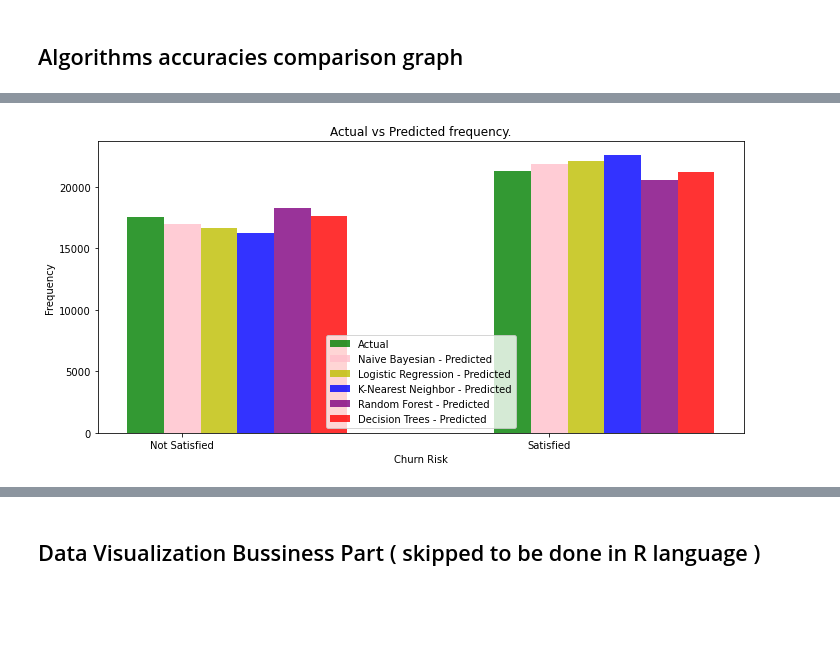
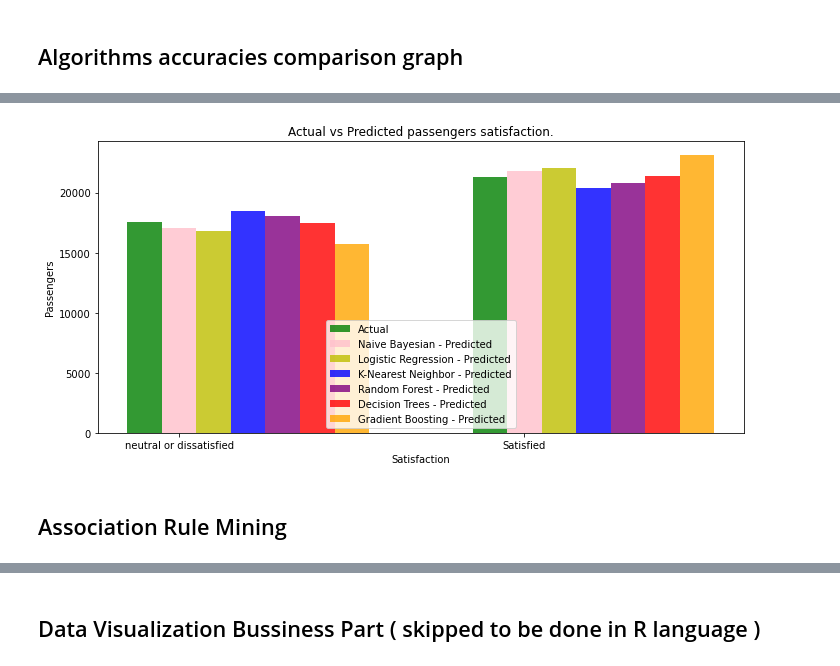
Before and after one commit to OmarKimo/Passengers-Satisfaction-Data-Analysis, a Jupyter notebook: Big Data Project.ipynb, the cells around one changed output, grey strips where cells are left out. Saved outputs shown, nothing was run; the diff lists cells and outputs as text; code cells hidden in the pictures; blank space fills up the shorter version.

Commit message:
add great things ^_^
add Gradient Boosting Algorithm
add feature engineering
add trial for association rule mining

```diff
--- a/Big Data Project.ipynb
+++ b/Big Data Project.ipynb
@@ -169,7 +197,9 @@ Number of False cases: 58605 (45.26%)
 # %% [markdown]
 ## renaming the data
 # %%
-df.rename(columns={'Customer Type':'Customer_Type','Type of Travel':'Type_of_Travel',
+df.rename(columns={"Food and drink":'FD',"Online boarding":'OB',
+                   'Ease of Online booking':'EOOB','Online support':'OS', 'Baggage handling':'BH',
+                   'Customer Type':'Customer_Type','Type of Travel':'Type_of_Travel',
                    'Flight Distance':'Flight_Distance','Seat comfort':'Seat_comfort',
                   'Departure/Arrival time convenient':'Arival_time','Gate location':'Gate_location',
                   'Inflight wifi service':'Inflight_wifi_service',
@@ -640,0 +665,23 @@ weighted avg       0.82      0.82      0.82     38847
+# %%
+# Create LogisticRegression object
+gb_model = GradientBoostingClassifier(n_estimators=10)
+gb_model.fit(x_train, y_train.ravel());
+
+models.append(gb_model)
+names.append("GB")
+# %%
+# predict values using the training data
+gb_predict_train = gb_model.predict(x_train)
+
+acc_train = metrics.accuracy_score(y_train, gb_predict_train)
+
+# predict values using the test data
+gb_predict_test = gb_model.predict(x_test)
+
+acc_test = metrics.accuracy_score(y_test, gb_predict_test)
+
+results.append((acc_train, acc_test))
+
+#Accuracy
+print("Accuracy on training data: {:.2%}".format(acc_train)) # accuracy on training data
+print("Accuracy on testing data: {:.2%}".format(acc_test)) # accuracy on testing data
@@ -688,6 +763,9 @@ frequency_predicted_lr = (occurCount[0], occurCount[1])
 
 uniqueValues, occurCount = np.unique(nb_predict_test, return_counts=True)
 frequency_predicted_nb = (occurCount[0], occurCount[1])
+
+uniqueValues, occurCount = np.unique(gb_predict_test, return_counts=True)
+frequency_predicted_gb = (occurCount[0], occurCount[1])
 
 n_groups = 2
 fig, ax = plt.subplots(figsize=(10,5))
@@ -703,35 +781,42 @@ label='Actual')
 rects2 = plt.bar(index + bar_width, frequency_predicted_nb, bar_width,
 alpha=opacity,
 color='pink',
 label='Naive Bayesian - Predicted')
 
 rects3 = plt.bar(index + bar_width*2, frequency_predicted_lr, bar_width,
 alpha=opacity,
 color='y',
 label='Logistic Regression - Predicted')
 
 rects4 = plt.bar(index + bar_width*3, frequency_predicted_knn, bar_width,
 alpha=opacity,
 color='b',
 label='K-Nearest Neighbor - Predicted')
 
 rects5 = plt.bar(index + bar_width*4, frequency_predicted_rf, bar_width,
 alpha=opacity,
 color='purple',
 label='Random Forest - Predicted')
 
 rects6 = plt.bar(index + bar_width*5, frequency_predicted_dt, bar_width,
 alpha=opacity,
 color='red',
 label='Decision Trees - Predicted')
 
-plt.xlabel('Churn Risk')
-plt.ylabel('Frequency')
-plt.title('Actual vs Predicted frequency.')
-plt.xticks(index + bar_width, ('Not Satisfied', 'Satisfied'))
+rects7 = plt.bar(index + bar_width*6, frequency_predicted_gb, bar_width,
+alpha=opacity,
+color='orange',
+label='Gradient Boosting - Predicted')
+
+plt.xlabel('Satisfaction')
+plt.ylabel('Passengers')
+plt.title('Actual vs Predicted passengers satisfaction.')
+plt.xticks(index + bar_width, ('neutral or dissatisfied', 'Satisfied'))
 plt.legend()
 
 plt.tight_layout()
 plt.show()
 # %% [output]
-[figure, old version]
+[figure, new version]
+# %% [markdown]
+## Association Rule Mining
```
Also changed, not shown: parts of 43 cells of this notebook.
